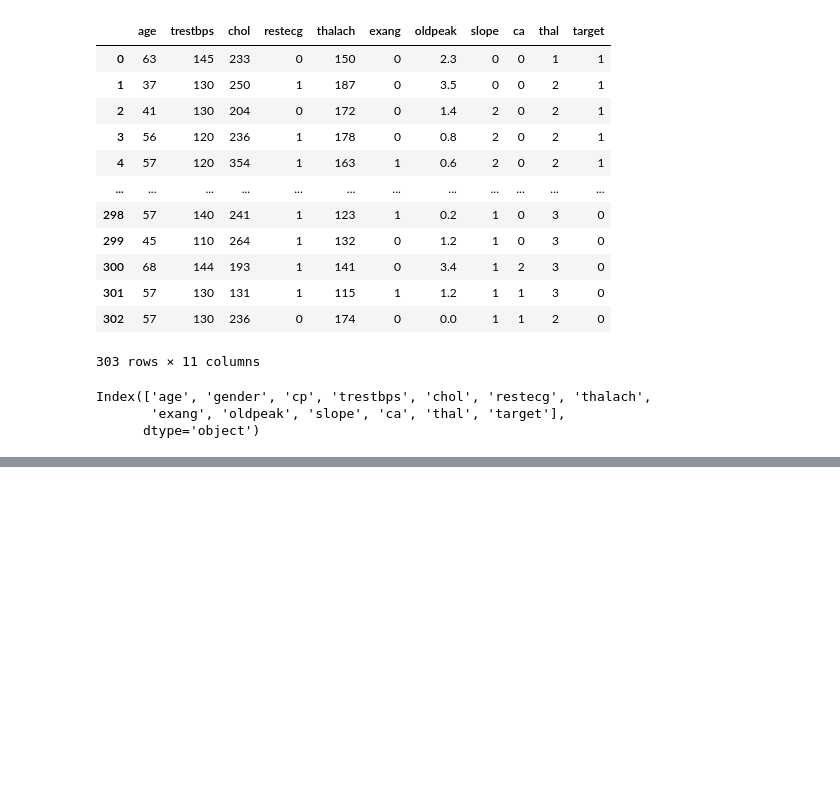
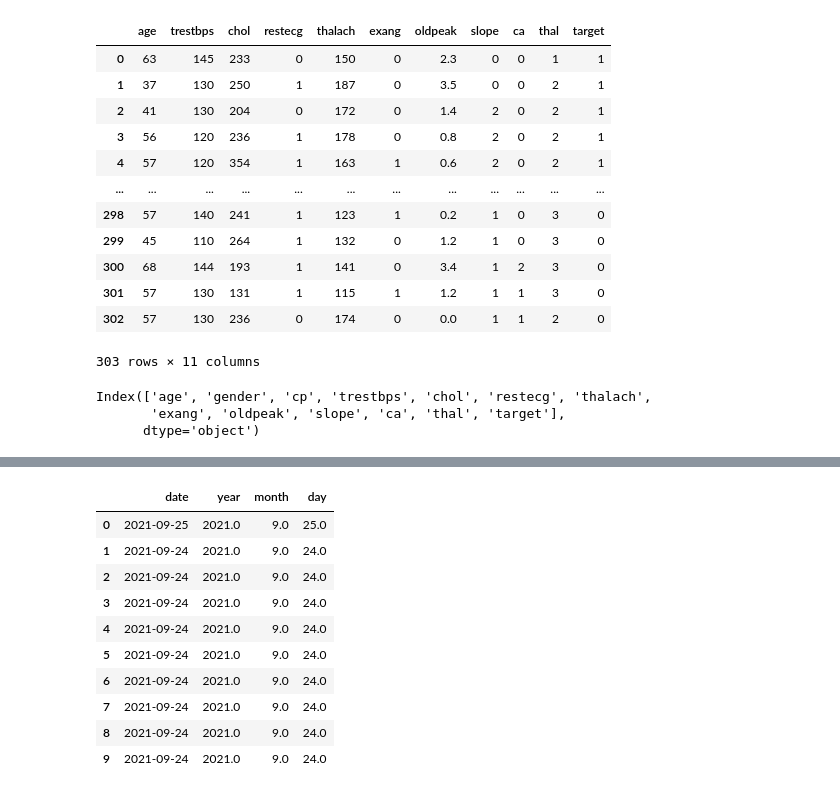
Before and after one commit to one-tonSOUP/ML-practice, a Jupyter notebook: Day02 - Pandas/Pandas Practice Pt-2.ipynb, the cells around one changed output, grey strips where cells are left out. Saved outputs shown, nothing was run; the diff lists cells and outputs as text; code cells hidden in the pictures; blank space fills up the shorter version.

```diff
--- a/Day02 - Pandas/Pandas Practice Pt-2.ipynb
+++ b/Day02 - Pandas/Pandas Practice Pt-2.ipynb
@@ -429,0 +432,2 @@ Index(['age', 'gender', 'cp', 'trestbps', 'chol', 'restecg', 'thalach',
+# %%
+data = pd.read_csv('data.csv')
@@ -429,0 +462,3 @@ Index(['age', 'gender', 'cp', 'trestbps', 'chol', 'restecg', 'thalach',
+# %%
+data['date'] = pd.to_datetime(data.date_added, format = 'mixed')
+data.info()
@@ -429,0 +492,2 @@ Index(['age', 'gender', 'cp', 'trestbps', 'chol', 'restecg', 'thalach',
+# %%
+data.drop('date_added', axis = 1, inplace = True)
@@ -429,0 +509,6 @@ Index(['age', 'gender', 'cp', 'trestbps', 'chol', 'restecg', 'thalach',
+# %%
+data['year'] = data.date.dt.year
+data['month'] = data.date.dt.month
+data['day'] = data.date.dt.day
+
+data.info()
@@ -429,0 +533,14 @@ Index(['age', 'gender', 'cp', 'trestbps', 'chol', 'restecg', 'thalach',
+# %%
+data[['date', 'year', 'month', 'day']].head(10)
+# %% [output]
+|  | date | year | month | day |
+| 0 | 2021-09-25 | 2021.0 | 9.0 | 25.0 |
+| 1 | 2021-09-24 | 2021.0 | 9.0 | 24.0 |
+| 2 | 2021-09-24 | 2021.0 | 9.0 | 24.0 |
+| 3 | 2021-09-24 | 2021.0 | 9.0 | 24.0 |
+| 4 | 2021-09-24 | 2021.0 | 9.0 | 24.0 |
+| 5 | 2021-09-24 | 2021.0 | 9.0 | 24.0 |
+| 6 | 2021-09-24 | 2021.0 | 9.0 | 24.0 |
+| 7 | 2021-09-24 | 2021.0 | 9.0 | 24.0 |
+| 8 | 2021-09-24 | 2021.0 | 9.0 | 24.0 |
+| 9 | 2021-09-24 | 2021.0 | 9.0 | 24.0 |
```
Also changed, not shown: parts of 7 cells of this notebook.
